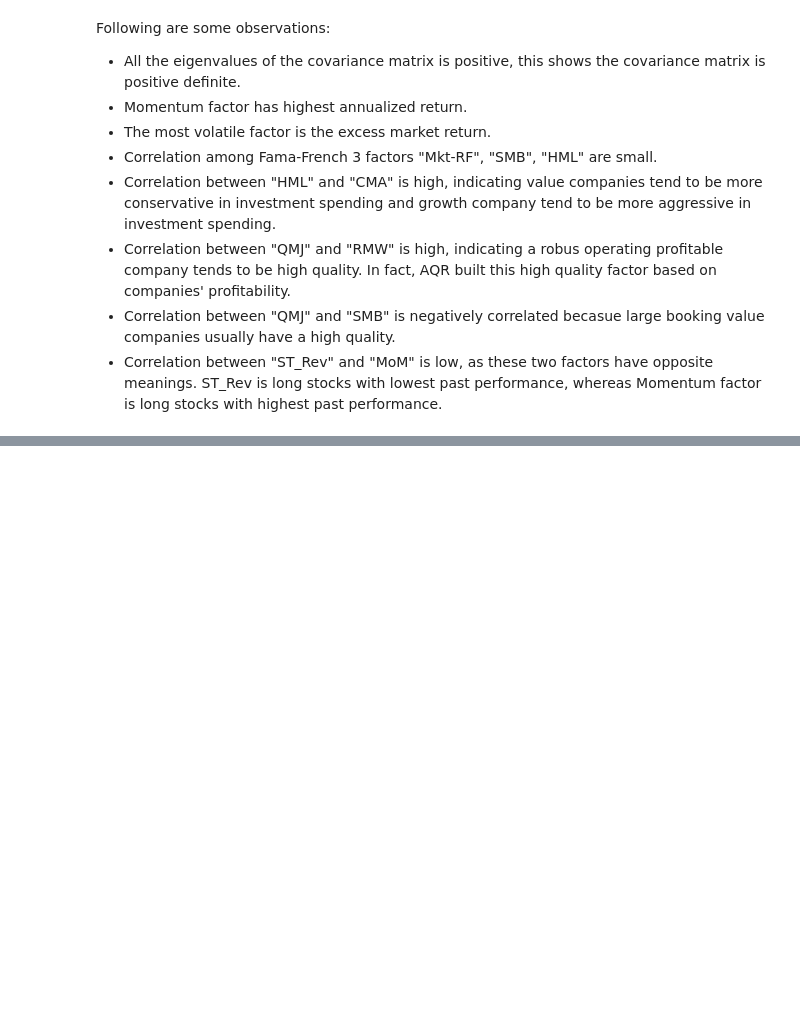
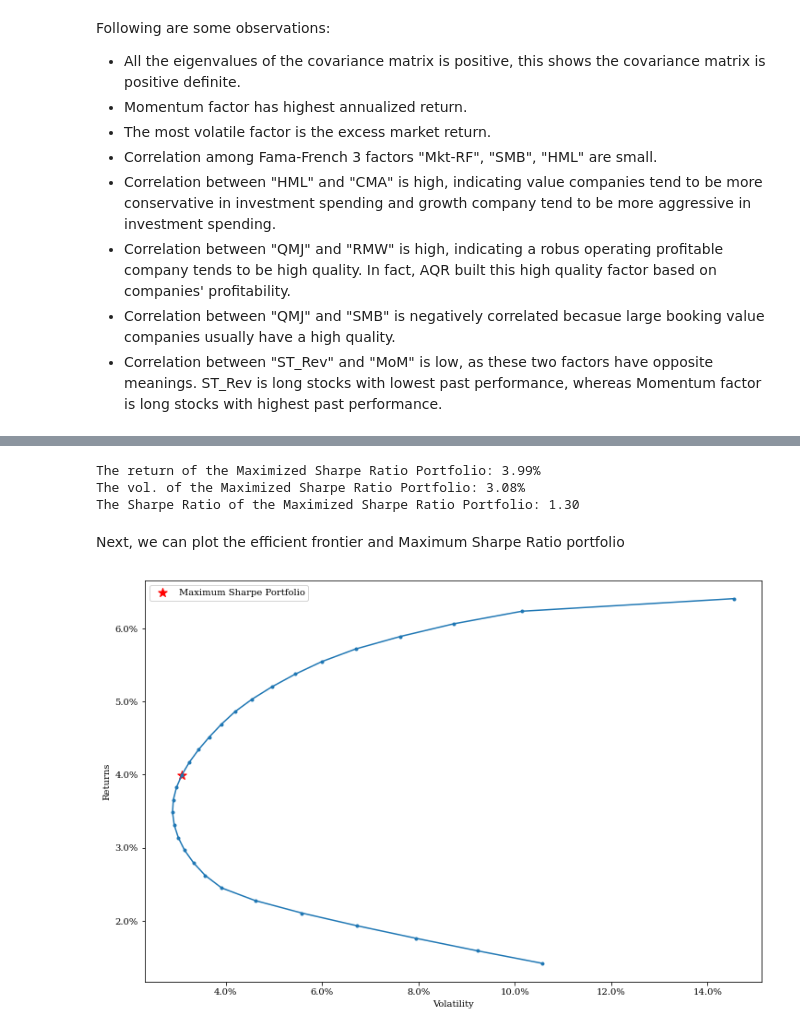
Before and after one commit to xiangyuli2021/factor_analysis, a Jupyter notebook: Factor_Analysis.ipynb, the cells around one changed output, grey strips where cells are left out. Drawn from its saved outputs; the diff is of its cells as text; code cells hidden in the pictures; blank space fills up the shorter version.

```diff
--- a/Factor_Analysis.ipynb
+++ b/Factor_Analysis.ipynb
@@ -209,0 +310,3 @@ Following are some observations:
+# %%
+er = functions.annualize_rets(raw_data.drop(columns=['RF']), 12)
+er
@@ -209,0 +349,18 @@ Following are some observations:
+# %%
+return_MSR = functions.portfolio_return(functions.msr(0, np.array(er), cov_matrix), np.array(er))*100
+vol_MSR = functions.portfolio_vol(functions.msr(0, np.array(er), cov_matrix), cov_matrix)*100
+sharpe_MSR = return_MSR / vol_MSR
+print("The return of the Maximized Sharpe Ratio Portfolio: %.2f%%" % return_MSR)
+print("The vol. of the Maximized Sharpe Ratio Portfolio: %.2f%%" % vol_MSR)
+print("The Sharpe Ratio of the Maximized Sharpe Ratio Portfolio: %.2f" % sharpe_MSR)
+# %% [output]
+The return of the Maximized Sharpe Ratio Portfolio: 3.99%
+The vol. of the Maximized Sharpe Ratio Portfolio: 3.08%
+The Sharpe Ratio of the Maximized Sharpe Ratio Portfolio: 1.30
+# %% [markdown]
+Next, we can plot the efficient frontier and Maximum Sharpe Ratio portfolio
+# %%
+functions.plot_ef(30,np.array(er),cov_matrix,return_MSR/100,vol_MSR/100)
+plt.show()
+# %% [output]
+[figure, added]
```
Also changed, not shown: parts of 21 cells of this notebook, 1 other file.
